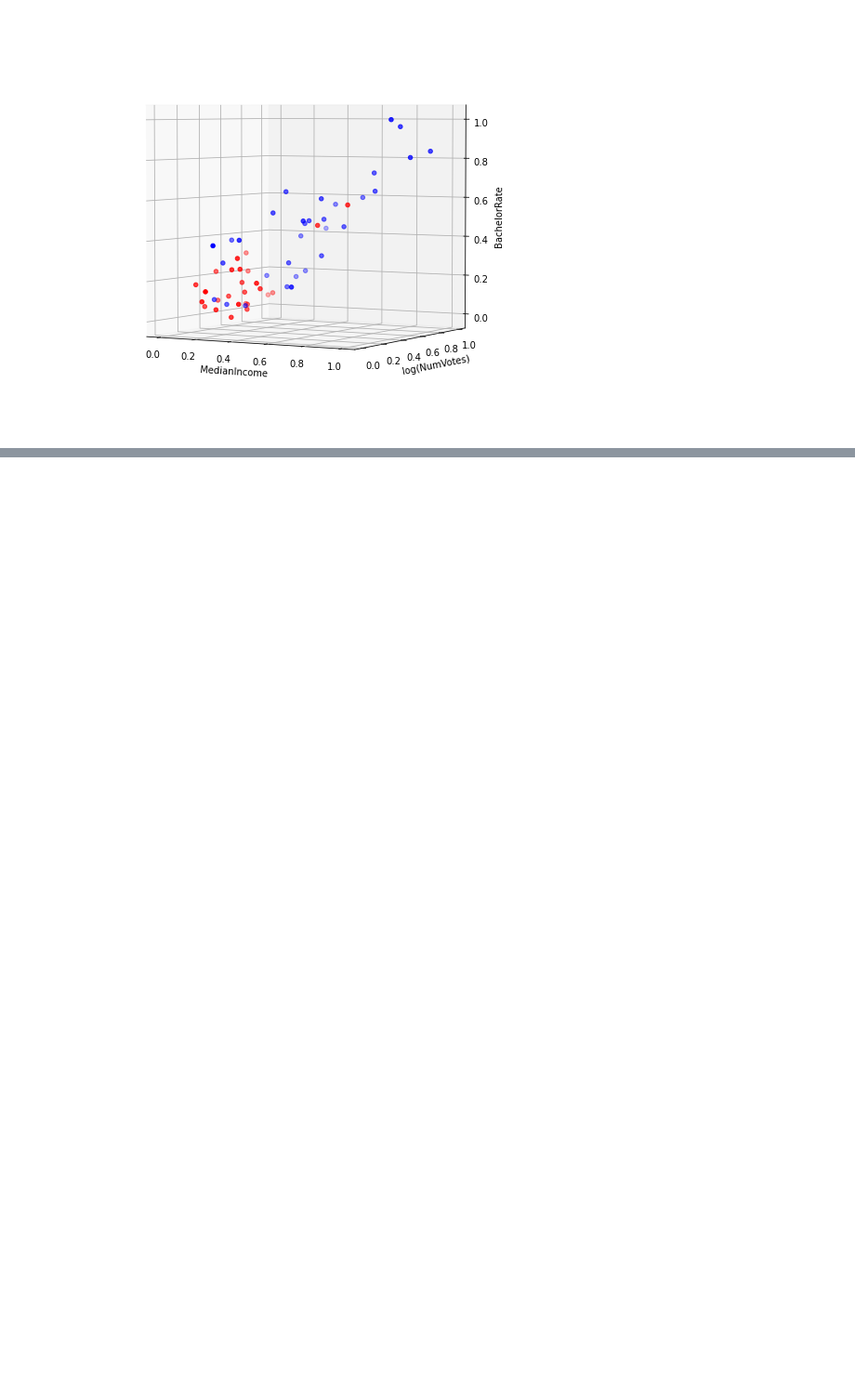
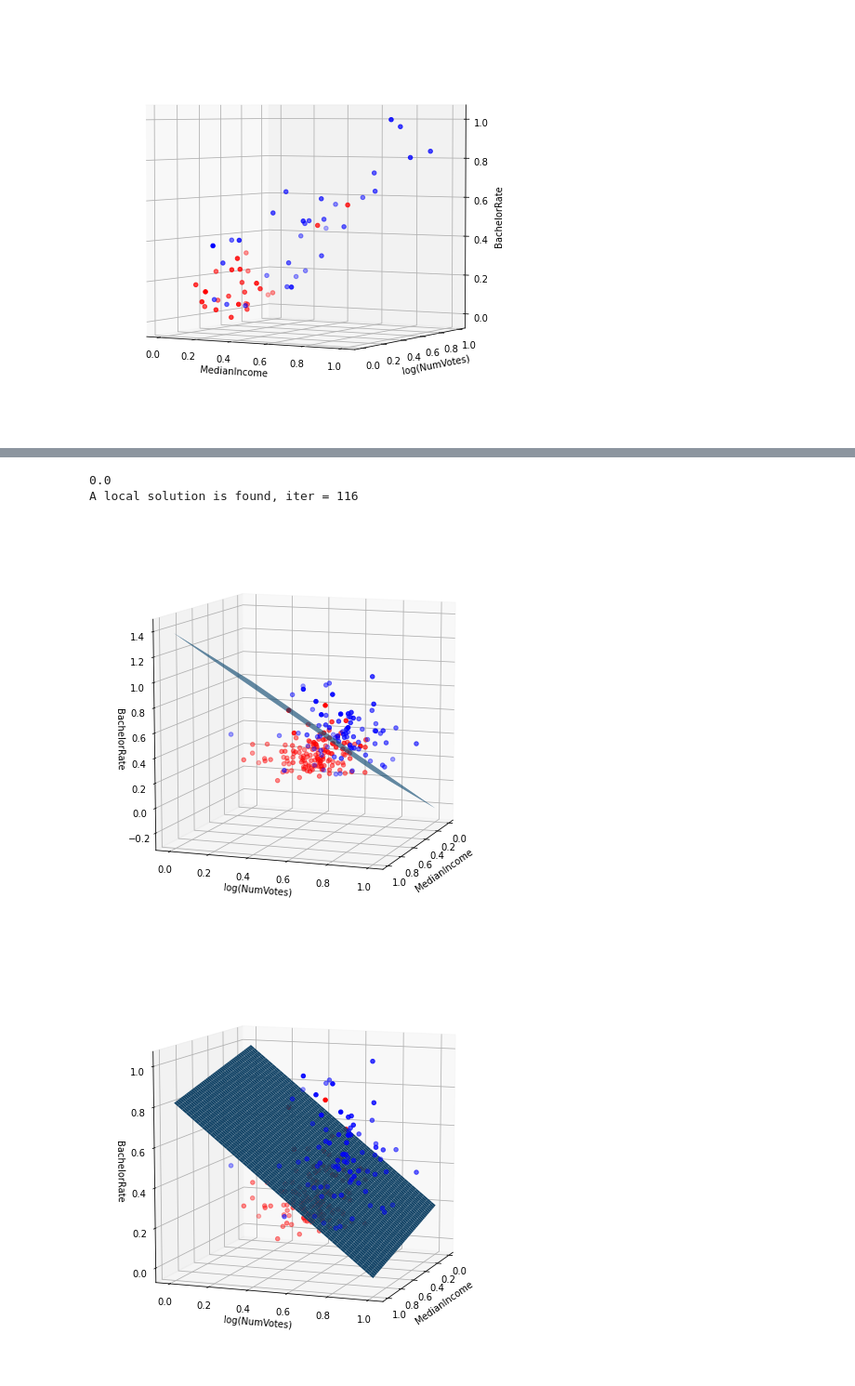
Before and after one commit to krgaurav-iitb/AMSC808N_Project1, a Jupyter notebook: Alex_Code/Project1notebook.ipynb, the cells around one changed output, grey strips where cells are left out. Shown at 93% size. Drawn from its saved outputs; the diff is of its cells as text; code cells hidden in the pictures; blank space fills up the shorter version.

```diff
--- a/Alex_Code/Project1notebook.ipynb
+++ b/Alex_Code/Project1notebook.ipynb
@@ -280,39 +297,44 @@ lam = 0.005
 Y = np.outer(label,np.ones(dim+1)) * np.concatenate((XX,np.ones((n,1))),axis = 1)
 w = np.array([-1,-1,1,1])
 
-wplotsvn,f,gnorm = SINewton(fun,gfun,Hvec,Y,w,batchsize = 100)
+wplotsvn,f,gnorm,runiter = SINewton(fun,gfun,Hvec,Y,w,batchsize = 100)
 
 xiter, lm = RunASMwSB(XX,Y, C = 1e2)
 wplot = xiter[-1,:4]
 
 fig2 = plt.figure(figsize = (8,8))
 ax = fig2.add_subplot(111, projection='3d')
 ax.scatter(XX[idem,0],XX[idem,1],XX[idem,2],c = 'b')
 ax.scatter(XX[irep,0],XX[irep,1],XX[irep,2],c = 'r')
 nn = 50
 xx,yy = np.meshgrid(np.linspace(0,1,num=nn),np.linspace(0,1,num=nn))
 zplot = (-wplot[0]*xx -wplot[1]*yy-wplot[3])/wplot[2]
 ax.plot_surface(xx,yy,zplot)
 ax.view_init(10,20)
 ax.set_xlabel(X.columns[i1])
 ax.set_ylabel(X.columns[i2])
 ax.set_zlabel(X.columns[i3])
 plt.show()
 
 
 fig2 = plt.figure(figsize = (8,8))
 ax = fig2.add_subplot(111, projection='3d')
 ax.scatter(XX[idem,0],XX[idem,1],XX[idem,2],c = 'b')
 ax.scatter(XX[irep,0],XX[irep,1],XX[irep,2],c = 'r')
 nn = 50
 xx,yy = np.meshgrid(np.linspace(0,1,num=nn),np.linspace(0,1,num=nn))
 zplot = (-wplotsvn[0]*xx -wplotsvn[1]*yy-wplotsvn[3])/wplotsvn[2]
 ax.plot_surface(xx,yy,zplot)
 ax.view_init(10,20)
 ax.set_xlabel(X.columns[i1])
 ax.set_ylabel(X.columns[i2])
 ax.set_zlabel(X.columns[i3])
 plt.show()
+# %% [output]
+0.0
+A local solution is found, iter = 116
+[figure, added]
+[figure, added]
 # %%
 idem = np.where(df_2016['DEM'] >= df_2016['GOP'])[0]
 repmask = np.ones(df_2016.shape[0])
```
Also changed, not shown: parts of 16 cells of this notebook, 4 other files.
